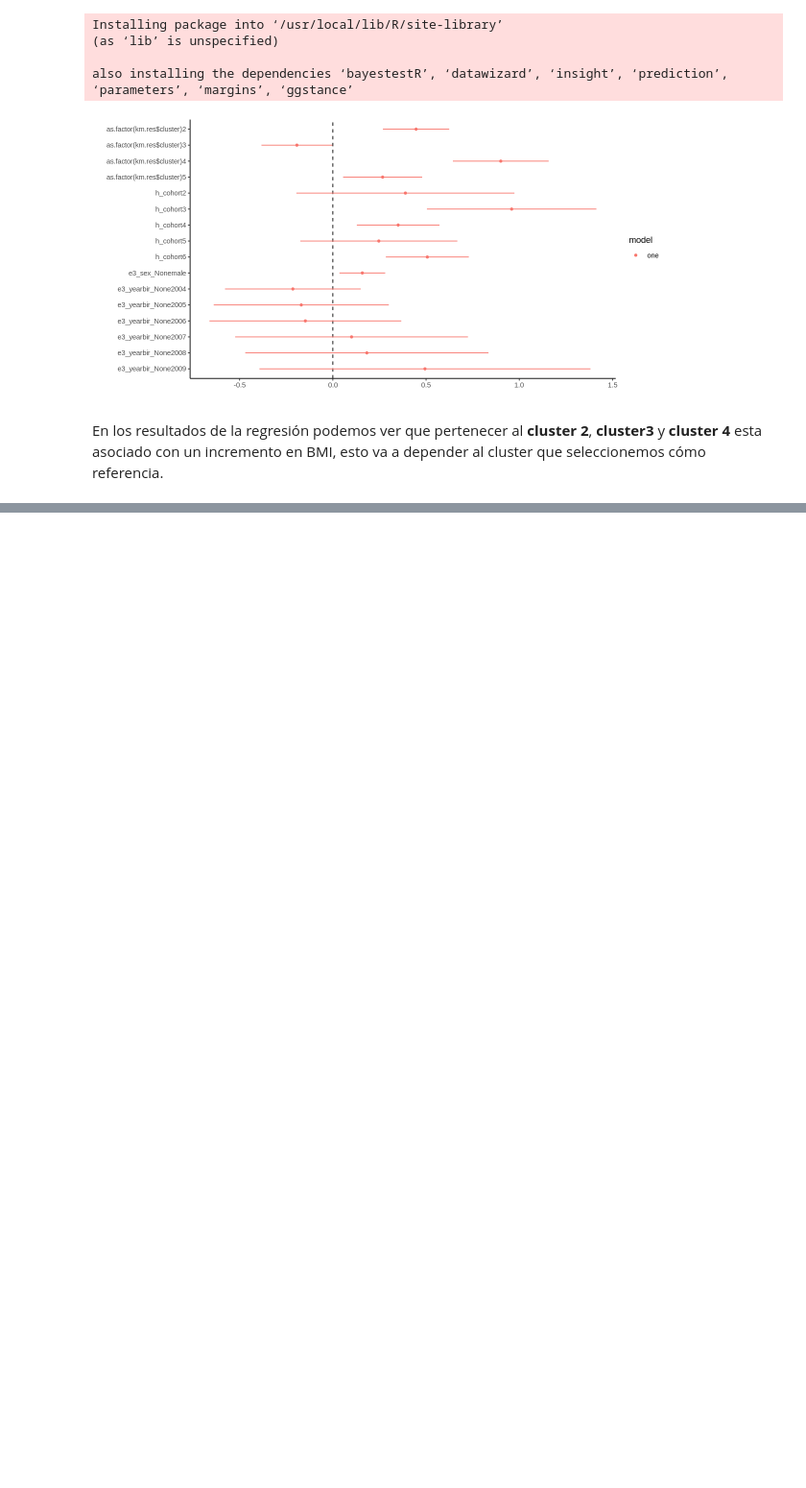
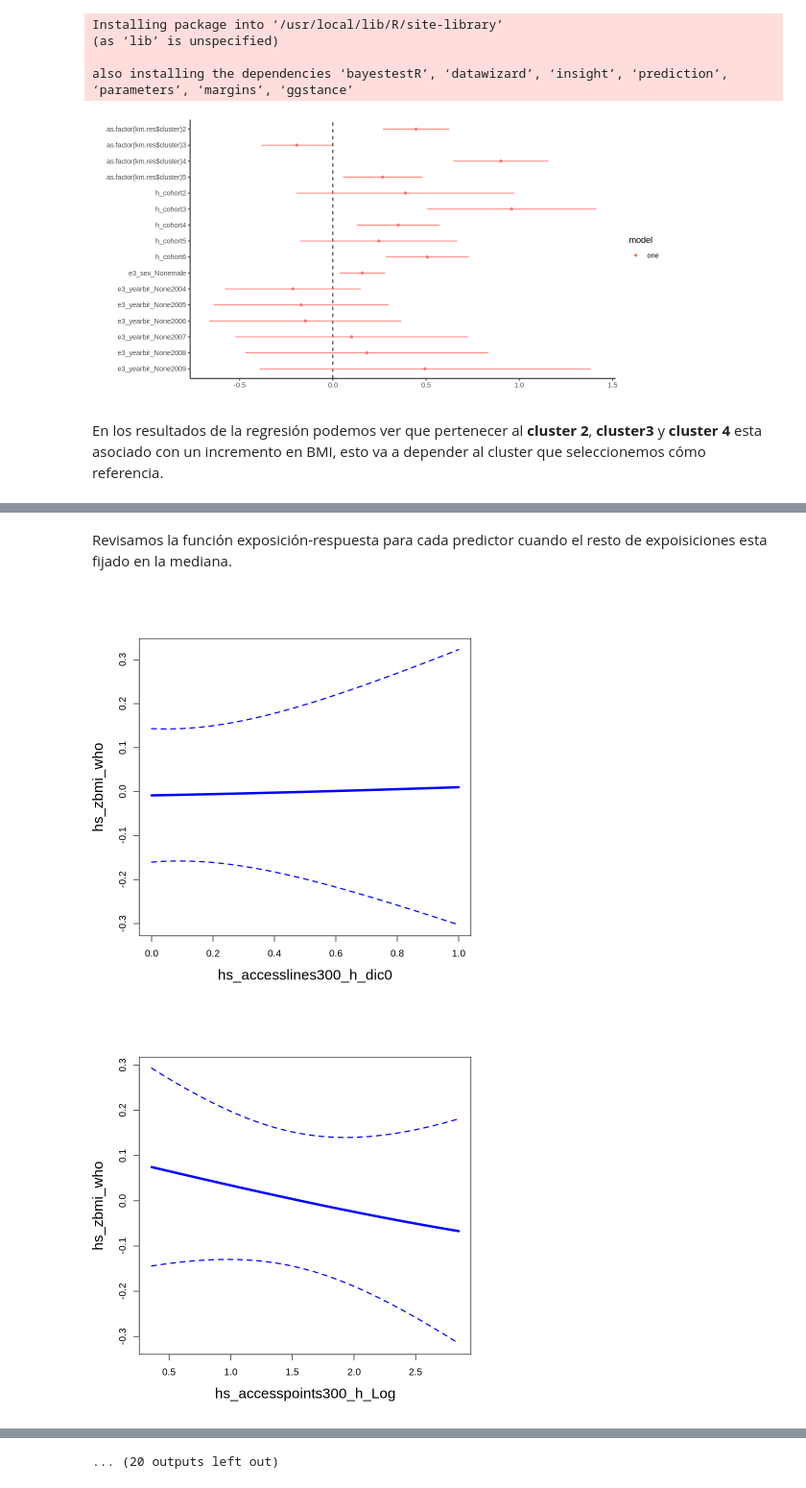
Before and after one commit to alldominguez/ISGlobal.sesion4.Exposoma, a Jupyter notebook: curso_exposoma_modulo_4.ipynb, the cells around one changed output, grey strips where cells are left out. Shown at 96% size. Saved outputs shown, nothing was run; the diff lists cells and outputs as text; code cells hidden in the pictures; blank space fills up the shorter version.

```diff
--- a/curso_exposoma_modulo_4.ipynb
+++ b/curso_exposoma_modulo_4.ipynb
@@ -880,0 +997,18 @@ Los enfoques comunmente utilizados en epidemiologia ambiental podrian no captura
+# %% [markdown]
+Revisamos la función exposición-respuesta para cada predictor cuando el resto de expoisiciones esta fijado en la mediana.
+# %%
+pred.resp.univar <- PredictorResponseUnivar(fit = fitkm)
+# %%
+for (i in 1:length(expo.list)) {
+  z <- pred.resp.univar$z[pred.resp.univar$variable==expo.list[i]]
+  est <- pred.resp.univar$est[pred.resp.univar$variable==expo.list[i]]
+  lower <- pred.resp.univar$est[pred.resp.univar$variable==expo.list[i]]-1.96*pred.resp.univar$se[pred.resp.univar$variable==expo.list[i]]
+  upper <- pred.resp.univar$est[pred.resp.univar$variable==expo.list[i]]+1.96*pred.resp.univar$se[pred.resp.univar$variable==expo.list[i]]
+  plot(z,est,type="l", col="blue",lwd=4,
+     xlab=expo.list[i],ylab="hs_zbmi_who", ylim=c(min(lower),max(upper)),cex.lab=1.5)
+  lines(z,lower,lty=2, col="blue",lwd=2)
+  lines(z,upper,lty=2, col="blue",lwd=2)
+}
+# %% [output]
+[figure, added]
+[figure, added]
@@ -880,0 +1025 @@ Los enfoques comunmente utilizados en epidemiologia ambiental podrian no captura
+... (20 outputs left out)
```
Also changed, not shown: parts of 14 cells of this notebook.
